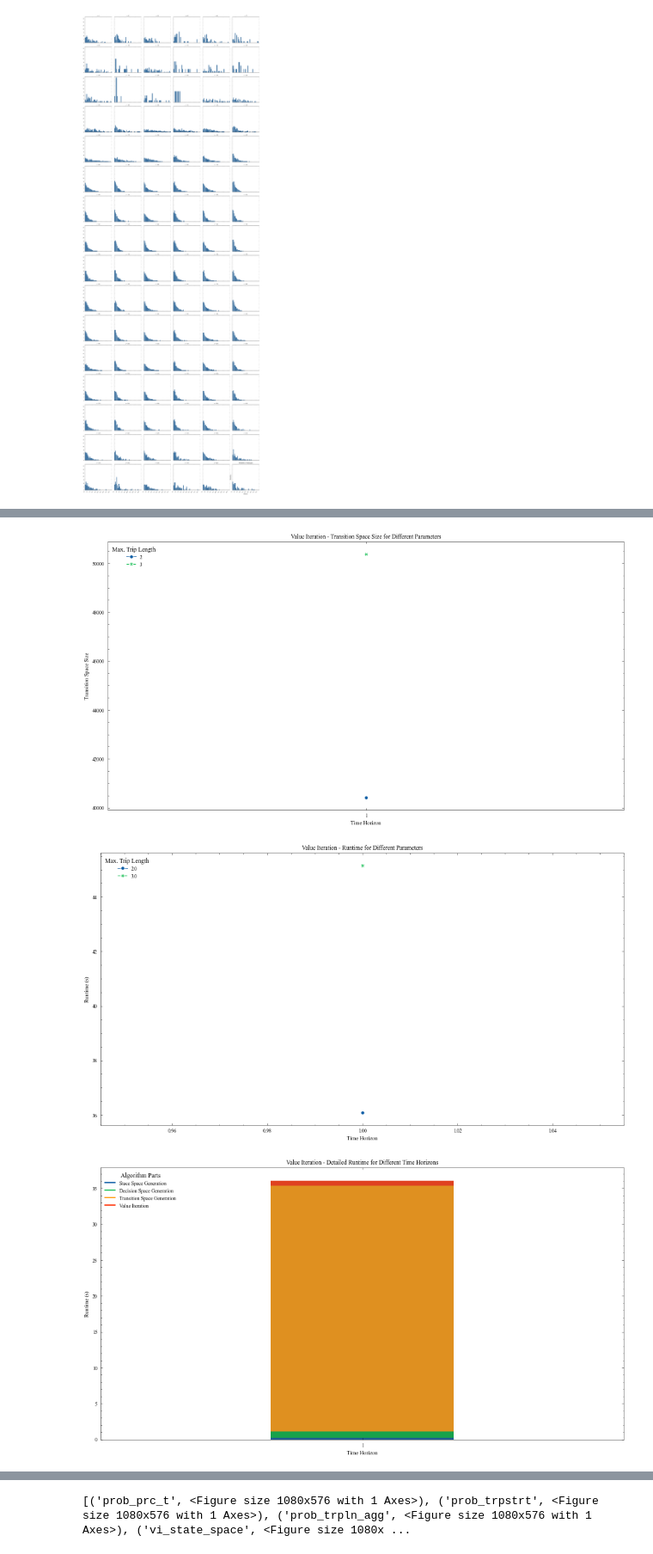
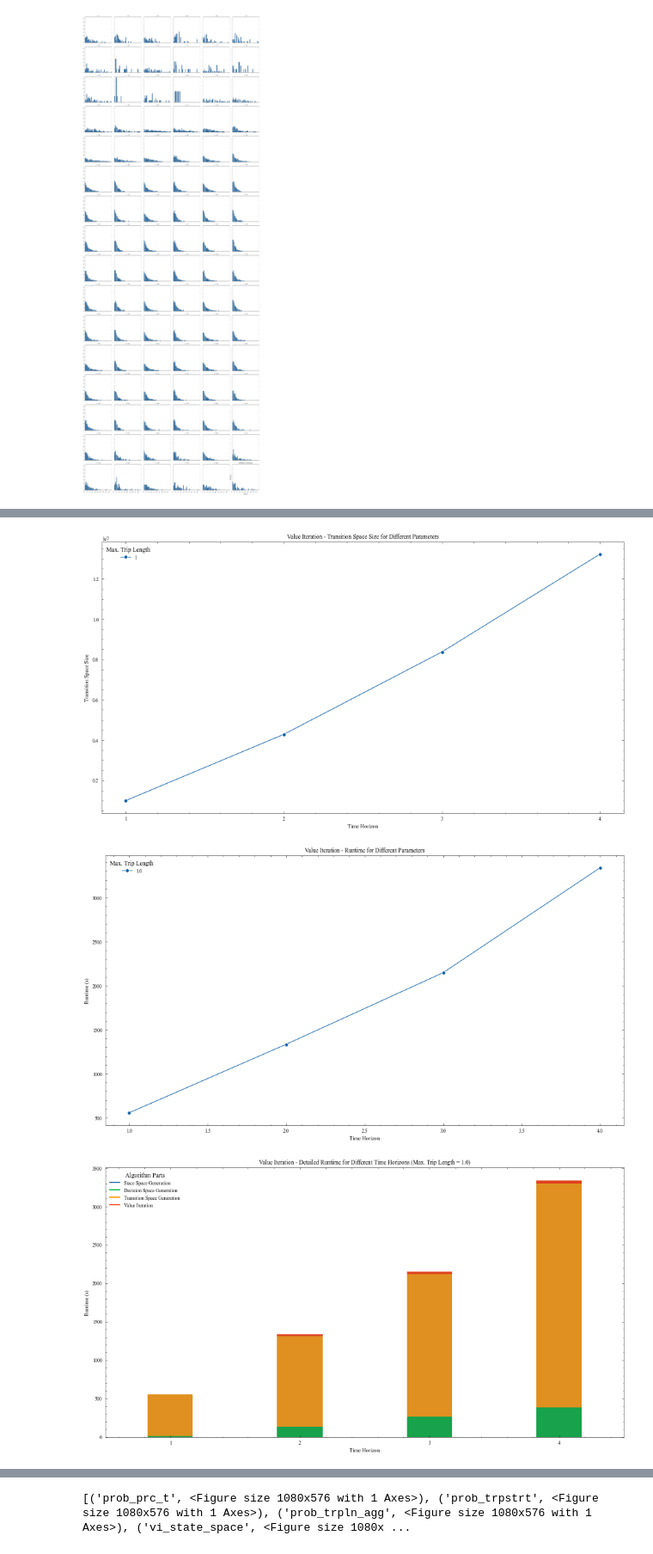
Before and after one commit to thummelt/master-thesis, a Jupyter notebook: code/src/Visualization.ipynb, the cells around one changed output, grey strips where cells are left out. Shown at 86% size. Saved outputs shown, nothing was run; the diff lists cells and outputs as text; code cells hidden in the pictures.

```diff
--- a/code/src/Visualization.ipynb
+++ b/code/src/Visualization.ipynb
@@ -25,8 +56,8 @@ states = '[%s-%s]-statespace' % (param["T"], param["trip_max"])
 algos = ['mo', "adp"]
 iniState = '0,4.0,0.0,0.0,0.044,0.039'
 prob = Probabilities()
-runs = [("Value Iteration", "vi/20210621-1"), ("Myopic Optimization", "mo/20210620_1306"),
-       ("Approx. Value Iteration", "avi/20210614_1011"), ("Approx. Dynamic Programming", "adp/20210620_1309")]
+runs = [("Value Iteration", "vi/20210629-2"), ("Myopic Optimization", "mo/20210620_1306"),
+        ("Approx. Dynamic Programming", "adp/20210620_1309")]
 # %%
 # Load decisions
 dict_dec = {}
@@ -126,35 +157,36 @@ g = sns.lineplot(ax=ax, data=transitionSpace, x="T", y="amount", hue = "trip_max
 plttr.formatPlot(g, "Time Horizon", "Transition Space Size", "Value Iteration - Transition Space Size for Different Parameters",np.arange(1, transitionSpace["T"].max()+1), None, "Max. Trip Length", [str(x) for x in transitionSpace.trip_max.unique()], "upper left")
 plts += [("vi_transition_space", plt.gcf())]
 # %% [output]
-[figure, old version]
+[figure, new version]
 # %%
 # 3. [VI] Runtime comparison VI
 runtime = pd.read_pickle("/usr/app/output/xlsx/%s/rt.pkl" % runs[0][1]).astype({"trip_max":str,"time": float, "T": int})
 splitRuntime = pd.read_pickle("/usr/app/output/xlsx/%s/splitrt.pkl" % runs[0][1]).astype({"trip_max":str, "T": int, "t_state": float, "d_state": float, "tr_state": float, "vi": float})
 
 # Runtime
 fig, ax = plt.subplots(figsize=(15, 8))
 g = sns.lineplot(ax = ax, x = 'T', y = 'time', hue = "trip_max", style="trip_max", markers=True, data = runtime)
 plttr.change_width(ax, .35)
 plttr.formatPlot(g, "Time Horizon", "Runtime (s)", "Value Iteration - Runtime for Different Parameters",None, None, "Max. Trip Length", [str(x) for x in runtime.trip_max.unique()], "upper left")
 plts += [("vi_rt", plt.gcf())]
 
 # Split runtime
 ## Need to select specific trip max
-splitRuntime = splitRuntime.loc[(splitRuntime.trip_max == '2.0'), ["T","t_state", "d_state", "tr_state", "vi"]]
+max_trp_ln = '1.0'
+splitRuntime = splitRuntime.loc[(splitRuntime.trip_max == max_trp_ln), ["T","t_state", "d_state", "tr_state", "vi"]]
 
 fig, ax = plt.subplots(figsize=(15, 8))
 
 s1 = sns.barplot(x = 'T', y = 'vi', data = splitRuntime, color = plt.rcParams['axes.prop_cycle'].by_key()['color'][3])
 s2 = sns.barplot(x = 'T', y = 'tr_state', data = splitRuntime, color = plt.rcParams['axes.prop_cycle'].by_key()['color'][2])
 s3 = sns.barplot(x = 'T', y = 'd_state', data = splitRuntime, color = plt.rcParams['axes.prop_cycle'].by_key()['color'][1])
 g = sns.barplot(x = 'T', y = 't_state', data = splitRuntime, color = plt.rcParams['axes.prop_cycle'].by_key()['color'][0])
 plttr.change_width(ax, .35)
-plttr.formatPlot(g, "Time Horizon", "Runtime (s)", "Value Iteration - Detailed Runtime for Different Time Horizons",None, None, "Algorithm Parts", ["Stace Space Generation", "Decision Space Generation", "Transition Space Generation", "Value Iteration"], "upper left")
+plttr.formatPlot(g, "Time Horizon", "Runtime (s)", "Value Iteration - Detailed Runtime for Different Time Horizons (Max. Trip Length = %s)" % max_trp_ln,None, None, "Algorithm Parts", ["Stace Space Generation", "Decision Space Generation", "Transition Space Generation", "Value Iteration"], "upper left")
 plts += [("vi_splitrt", plt.gcf())]
 # %% [output]
-[figure, old version]
+[figure, new version]
-[figure, old version]
+[figure, new version]
 # %%
 # 3. [ALL] Runtime comparison
 plt_rt = pd.DataFrame()
```
Also changed, not shown: parts of 3 cells of this notebook, 8 other files.
